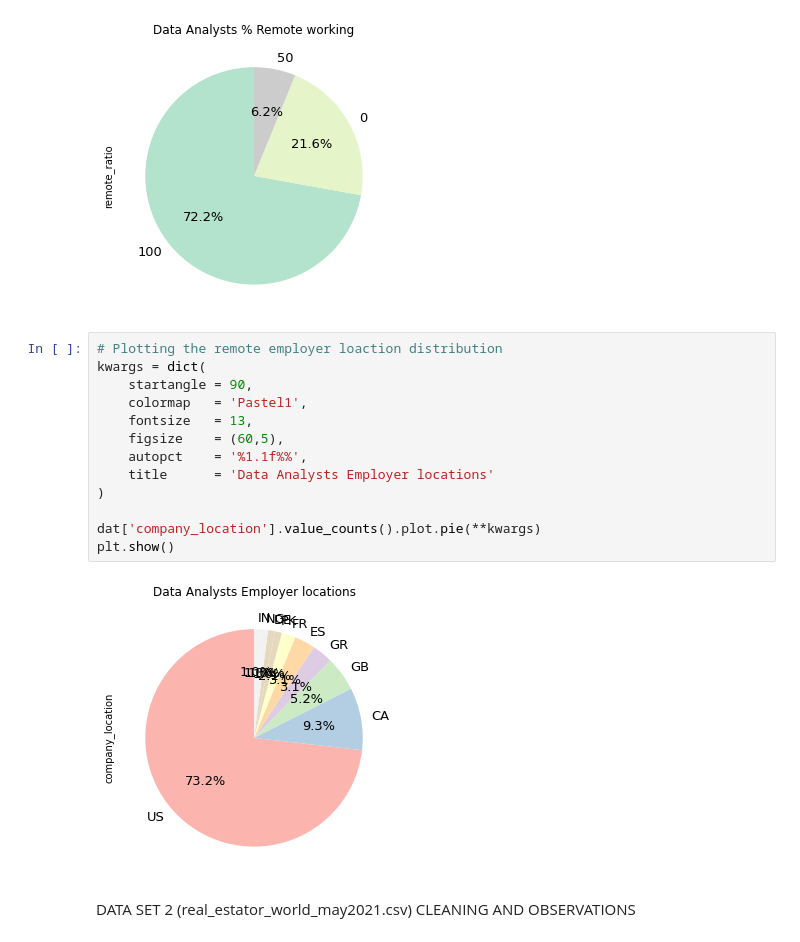
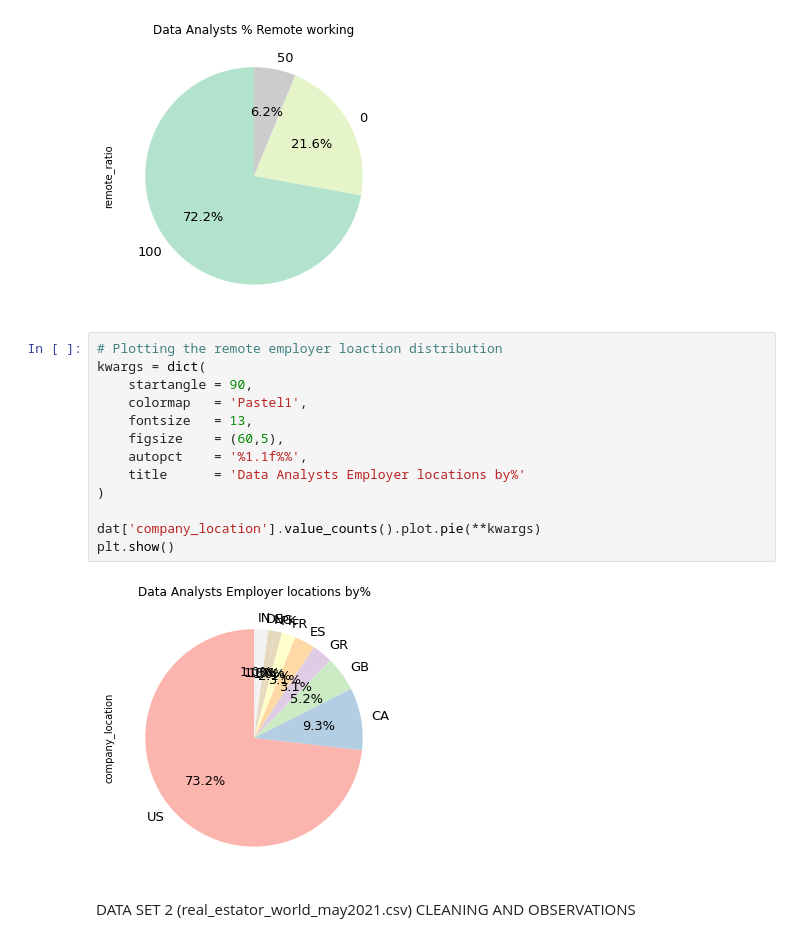
Before and after one commit to Norspace/DAproject, a Jupyter notebook: DAWork_Study.ipynb, the cells around one changed output. Saved outputs shown, nothing was run; the diff lists cells and outputs as text.

```diff
--- a/DAWork_Study.ipynb
+++ b/DAWork_Study.ipynb
@@ -175,18 +212,18 @@ plt.show()
 # %%
 # Plotting the remote employer loaction distribution
 kwargs = dict(
     startangle = 90,
     colormap   = 'Pastel1',
     fontsize   = 13,
     figsize    = (60,5),
     autopct    = '%1.1f%%',
-    title      = 'Data Analysts Employer locations'
+    title      = 'Data Analysts Employer locations by%'
 )
 
 dat['company_location'].value_counts().plot.pie(**kwargs)
 plt.show()
 # %% [output]
-[figure, old version]
+[figure, new version]
 # %% [markdown]
 
 
```
Also changed, not shown: parts of 12 cells of this notebook.
